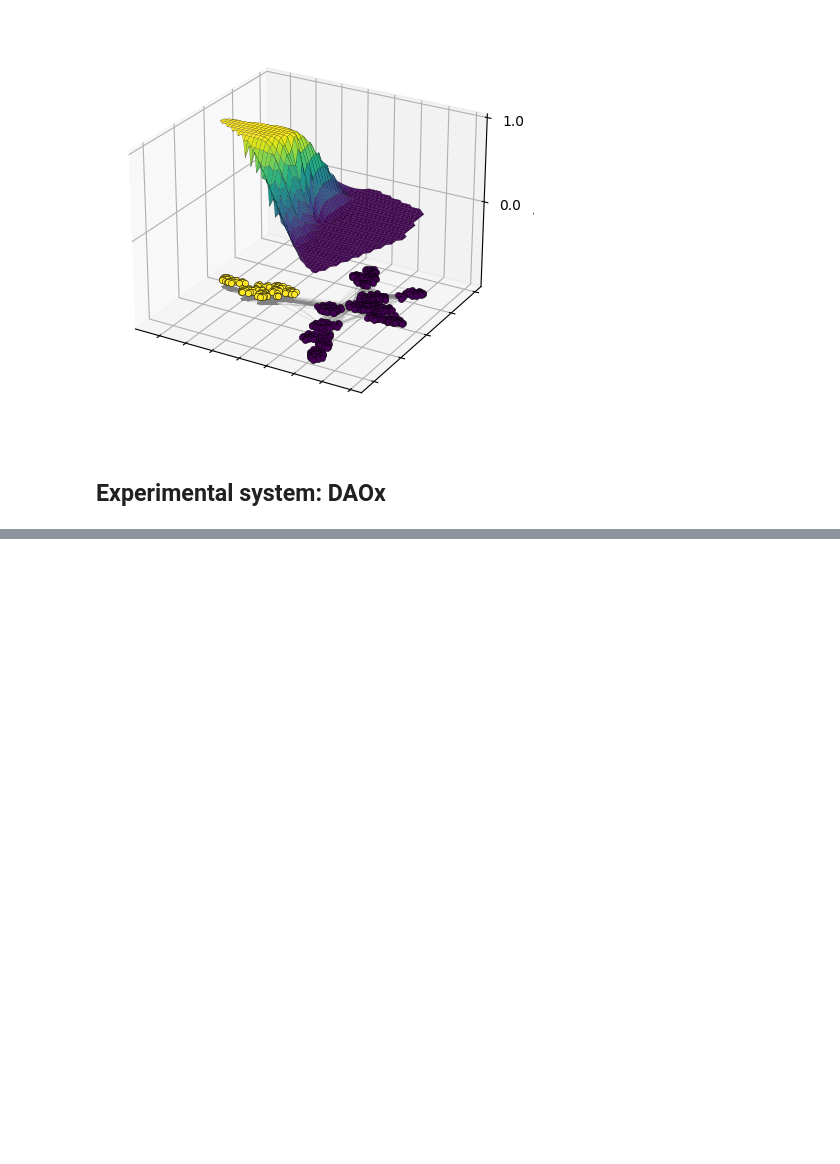
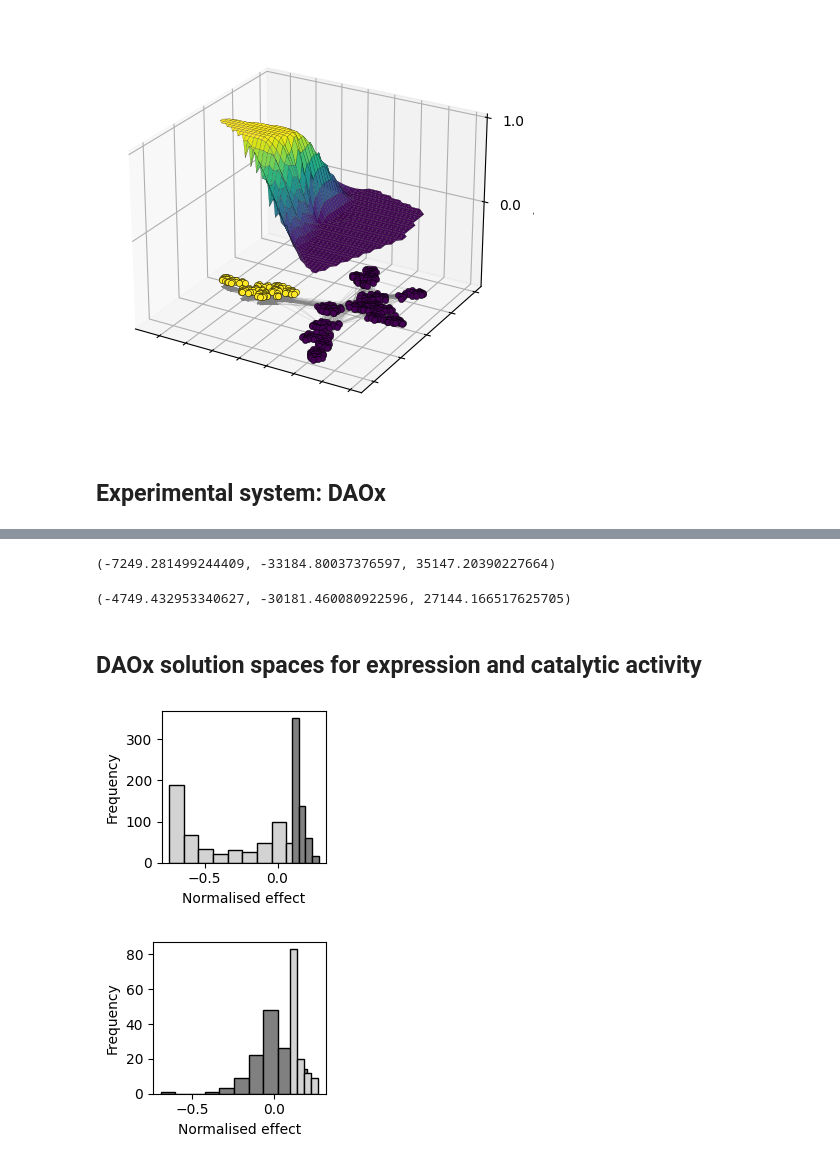
Before and after one commit to RSCJacksonLab/graph-ruggedness-de, a Jupyter notebook: src/Figure_5.ipynb, the cells around one changed output, grey strips where cells are left out. Saved outputs shown, nothing was run; the diff lists cells and outputs as text; code cells hidden in the pictures; blank space fills up the shorter version.

Commit message:
Updated figure ipynbs and debugged

```diff
--- a/src/Figure_5.ipynb
+++ b/src/Figure_5.ipynb
@@ -354,0 +409,35 @@ plt.show()
+# %%
+expression_log_likelihood
+# %% [output]
+(-7249.281499244409, -33184.80037376597, 35147.20390227664)
+# %%
+activity_log_likelihood
+# %% [output]
+(-4749.432953340627, -30181.460080922596, 27144.166517625705)
+# %% [markdown]
+## DAOx solution spaces for expression and catalytic activity
+# %%
+data = pd.read_csv('../data_files/doax/DOAx_activity.csv')
+wt = data[data['fitness'] == 0]
+
+improved_expression = data[data['expression'] > 0.1]
+improved_fitness = data[data['fitness'] > 0.1]
+
+fig = plt.figure(figsize=(2.5, 2.25))
+plt.hist(improved_expression['fitness'], color='lightgrey', edgecolor='black')
+plt.hist(improved_expression['expression'], color='grey', edgecolor='black', bins=4)
+plt.xlabel('Normalised effect')
+plt.ylabel('Frequency')
+plt.tight_layout()
+plt.savefig('../figures/figure_5/panel_h.pdf')
+
+fig = plt.figure(figsize=(2.5, 2.25))
+plt.hist(improved_fitness['expression'], color='grey', edgecolor='black')
+plt.hist(improved_fitness['fitness'], color='lightgrey', edgecolor='black', bins=4)
+plt.xlabel('Normalised effect')
+plt.ylabel('Frequency')
+plt.tight_layout()
+plt.savefig('../figures/figure_5/panel_i.pdf')
+# %% [output]
+[figure, added]
+[figure, added]
```
Also changed, not shown: parts of 2 cells of this notebook, 6 other files.
